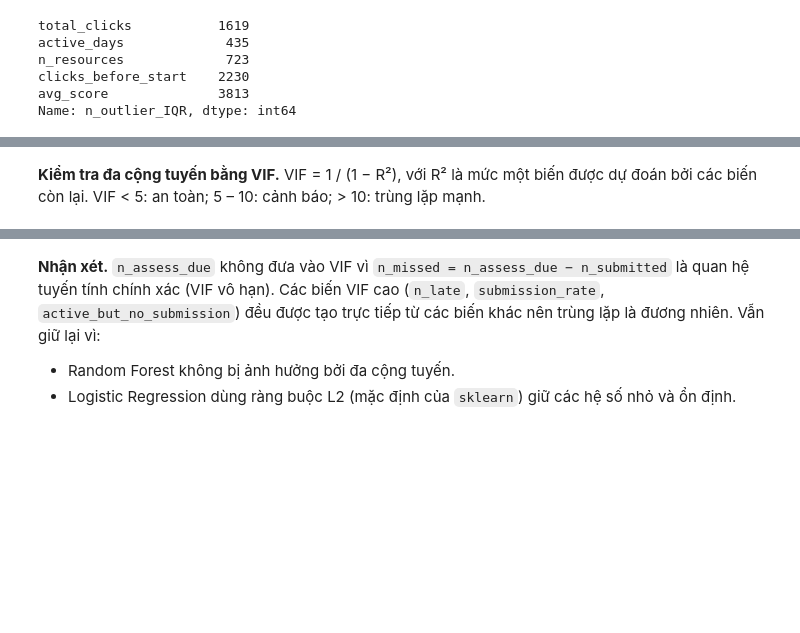
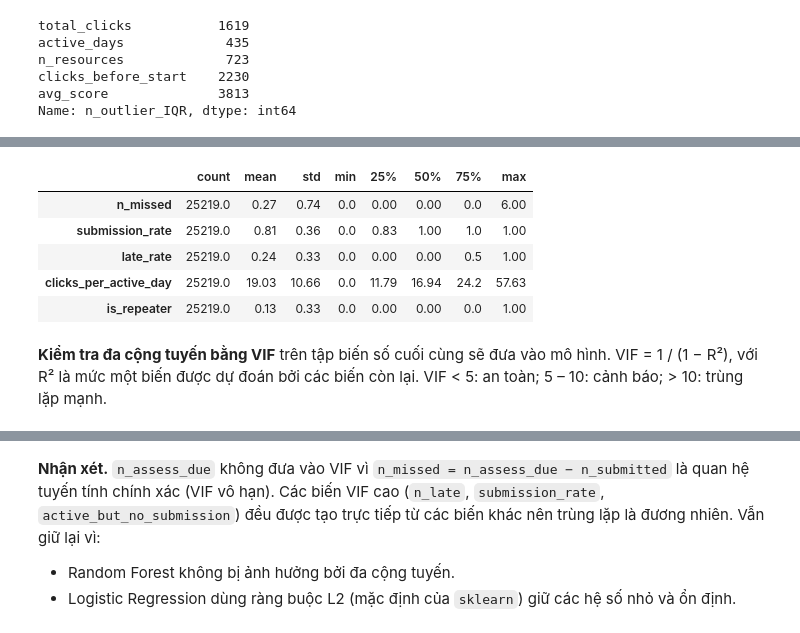
Before and after one commit to NguyenAnh1421/Early-Warning-At-Risk-Students-OULAD, a Jupyter notebook: G6_FINAL.ipynb, the cells around one changed output, grey strips where cells are left out. Drawn from its saved outputs; the diff is of its cells as text; code cells hidden in the pictures; blank space fills up the shorter version.

```diff
--- a/G6_FINAL.ipynb
+++ b/G6_FINAL.ipynb
@@ -648,5 +663,22 @@ fe[NEW].describe().round(2).T
+# %%
+fe['n_missed']              = fe['n_assess_due'] - fe['n_submitted']
+fe['submission_rate']       = (fe['n_submitted'] / fe['n_assess_due']).fillna(0)
+fe['late_rate']             = (fe['n_late'] / fe['n_submitted']).fillna(0)
+fe['clicks_per_active_day'] = (fe['total_clicks'] / fe['active_days']).fillna(0)
+fe['clicks_per_active_day'] = fe['clicks_per_active_day'].clip(upper=fe['clicks_per_active_day'].quantile(.99))
+fe['is_repeater']           = (fe['num_of_prev_attempts'] > 0).astype(int)
+
+NEW = ['n_missed', 'submission_rate', 'late_rate', 'clicks_per_active_day', 'is_repeater']
+fe[NEW].describe().round(2).T
+# %% [output]
+|  | count | mean | std | min | 25% | 50% | 75% | max |
+| n_missed | 25219.0 | 0.27 | 0.74 | 0.0 | 0.00 | 0.00 | 0.0 | 6.00 |
+| submission_rate | 25219.0 | 0.81 | 0.36 | 0.0 | 0.83 | 1.00 | 1.0 | 1.00 |
+| late_rate | 25219.0 | 0.24 | 0.33 | 0.0 | 0.00 | 0.00 | 0.5 | 1.00 |
+| clicks_per_active_day | 25219.0 | 19.03 | 10.66 | 0.0 | 11.79 | 16.94 | 24.2 | 57.63 |
+| is_repeater | 25219.0 | 0.13 | 0.33 | 0.0 | 0.00 | 0.00 | 0.0 | 1.00 |
 # %% [markdown]
-**Kiểm tra đa cộng tuyến bằng VIF.** VIF = 1 / (1 − R²), với R² là mức một biến được dự đoán bởi các biến còn lại. VIF < 5: an toàn; 5 – 10: cảnh báo; > 10: trùng lặp mạnh.
+**Kiểm tra đa cộng tuyến bằng VIF** trên tập biến số cuối cùng sẽ đưa vào mô hình. VIF = 1 / (1 − R²), với R² là mức một biến được dự đoán bởi các biến còn lại. VIF < 5: an toàn; 5 – 10: cảnh báo; > 10: trùng lặp mạnh.
 # %%
 from sklearn.linear_model import LinearRegression
 
```
Also changed, not shown: parts of 18 cells of this notebook, 3 other files.
